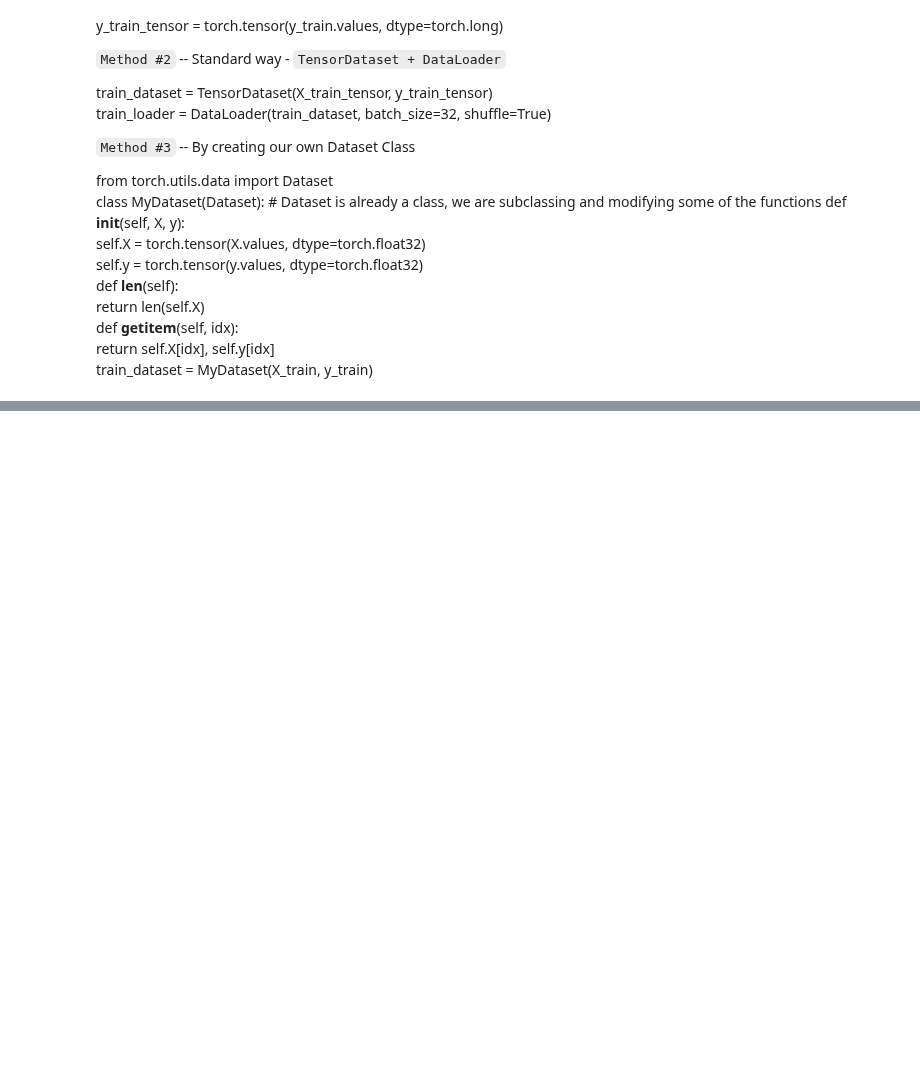
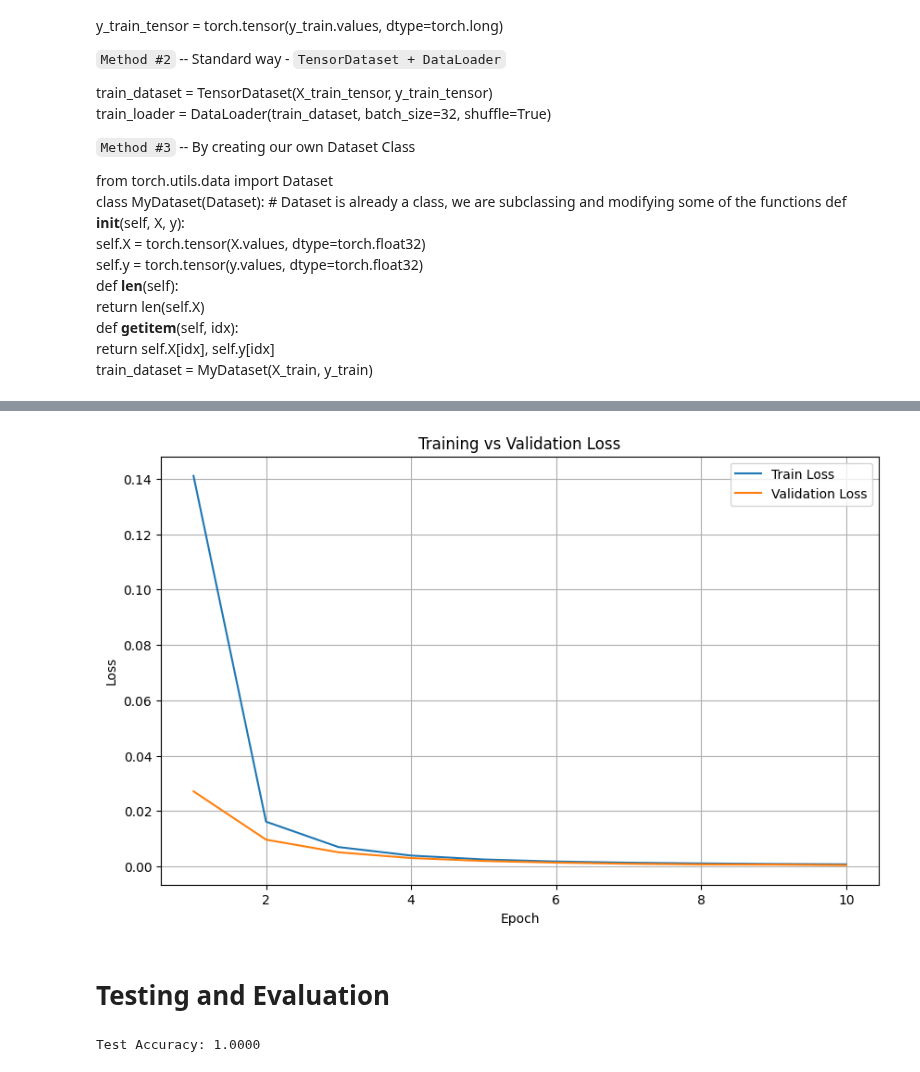
Before and after one commit to 7rohxt/ai-learning-projects, a Jupyter notebook: dl/rice-type-classification/rice.ipynb, the cells around one changed output, grey strips where cells are left out. Drawn from its saved outputs; the diff is of its cells as text; code cells hidden in the pictures; blank space fills up the shorter version.

Commit message:
completed rice type classification model using pytorch

```diff
--- a/dl/rice-type-classification/rice.ipynb
+++ b/dl/rice-type-classification/rice.ipynb
@@ -157,0 +220,34 @@ tensor([0., 1., 0., 1., 0., 1., 1., 0., 1., 0., 1., 1., 0., 0., 0., 1., 1., 1.,
+# %%
+train_losses = []
+val_losses = []
+
+for epoch in range(EPOCHS):
+    model.train()
+    epoch_loss = 0.0
+
+    for inputs, labels in train_loader:
+        outputs = model(inputs).squeeze()
+        loss = criterion(outputs, labels)
+
+        optimizer.zero_grad()
+        loss.backward()
+        optimizer.step()
+
+        epoch_loss += loss.item()
+
+    avg_train_loss = epoch_loss / len(train_loader)
+    train_losses.append(avg_train_loss)
+
+    model.eval()
+    val_loss = 0.0
+
+    with torch.no_grad():
+        for inputs, labels in val_loader:
+            outputs = model(inputs).squeeze()
+            loss = criterion(outputs, labels)
+            val_loss += loss.item()
+
+    avg_val_loss = val_loss / len(val_loader)
+    val_losses.append(avg_val_loss)
+
+    print(f"Epoch {epoch+1}/{EPOCHS}, Train Loss: {avg_train_loss:.4f}, Val Loss: {avg_val_loss:.4f}")
@@ -157,0 +265,30 @@ tensor([0., 1., 0., 1., 0., 1., 1., 0., 1., 0., 1., 1., 0., 0., 0., 1., 1., 1.,
+# %%
+plt.figure(figsize=(10, 6))
+plt.plot(range(1, EPOCHS+1), train_losses, label='Train Loss')
+plt.plot(range(1, EPOCHS+1), val_losses, label='Validation Loss')
+plt.xlabel('Epoch')
+plt.ylabel('Loss')
+plt.title('Training vs Validation Loss')
+plt.legend()
+plt.grid(True)
+plt.show()
+# %% [output]
+[figure, added]
+# %% [markdown]
+# Testing and Evaluation
+# %%
+model.eval()
+with torch.no_grad():
+    correct = 0
+    total = 0
+
+    for inputs, labels in test_loader:
+        outputs = model(inputs).squeeze()
+        predicted = (outputs >= 0.5).float()
+        correct += (predicted == labels).sum().item()
+        total += labels.size(0)
+
+    accuracy = correct / total
+    print(f"Test Accuracy: {accuracy:.4f}")
+# %% [output]
+Test Accuracy: 1.0000
```
Also changed, not shown: parts of 12 cells of this notebook.
